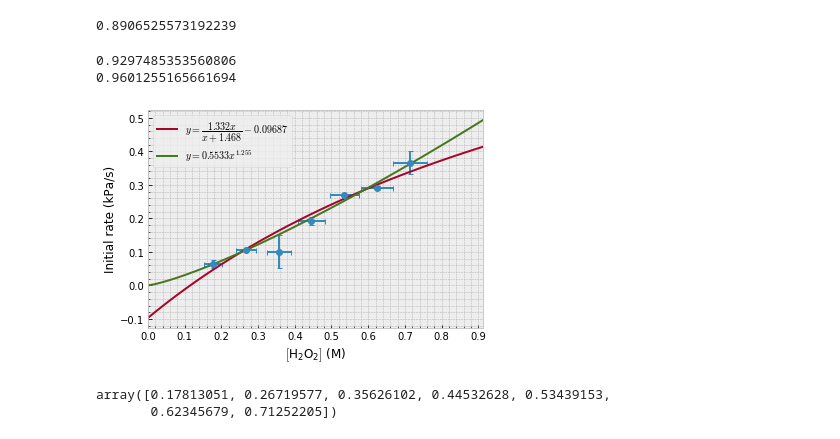
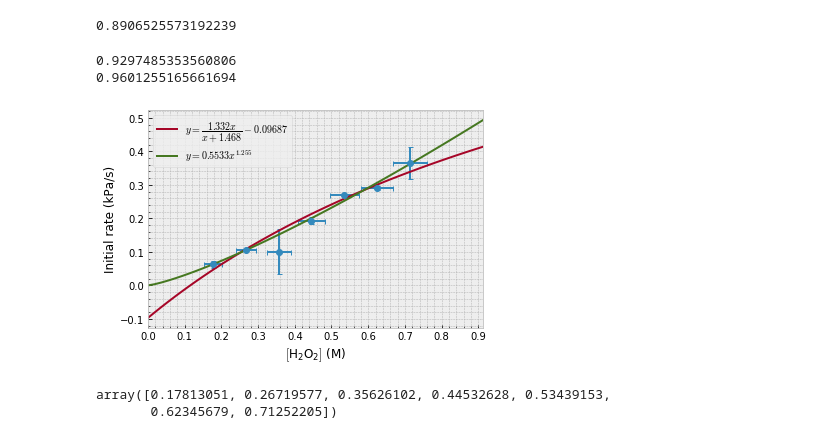
Before and after one commit to Pyxidatol-C/ChemIA, a Jupyter notebook: data/data.ipynb, the cells around one changed output. Saved outputs shown, nothing was run; the diff lists cells and outputs as text; code cells hidden in the pictures.

```diff
--- a/data/data.ipynb
+++ b/data/data.ipynb
@@ -226,56 +226,43 @@ rs = rates("fe1", {1, 2, 3})
 xs.append(c_H2O2 * 1.0/5)
 ys.append(rs.mean())
 xerrs.append(xerr(1.0))
-yerrs.append(rs.std())
+yerrs.append((rs.max() - rs.min())/2)
 
 rs = rates("fe1half", {0, 1, 2})
 xs.append(c_H2O2 * 1.5/5)
 ys.append(rs.mean())
 xerrs.append(xerr(1.5))
-yerrs.append(rs.std())
+yerrs.append((rs.max() - rs.min())/2)
 
 rs = rates("fe2", {0, 1, 2, 3, 4})
 xs.append(c_H2O2 * 2.0/5)
 ys.append(rs.mean())
 xerrs.append(xerr(2.0))
-yerrs.append(rs.std())
+yerrs.append((rs.max() - rs.min())/2)
 
 rs = rates("fe2half", {0, 1, 2})
 xs.append(c_H2O2 * 2.5/5)
 ys.append(rs.mean())
 xerrs.append(xerr(2.5))
-yerrs.append(rs.std())
+yerrs.append((rs.max() - rs.min())/2)
 
 rs = rates("fe3", {0, 1, 2, 3})
 xs.append(c_H2O2 * 3.0/5)
 ys.append(rs.mean())
 xerrs.append(xerr(3.0))
-yerrs.append(rs.std())
+yerrs.append((rs.max() - rs.min())/2)
 
 rs = rates("fe3half", {0, 1, 2})
 xs.append(c_H2O2 * 3.5/5)
 ys.append(rs.mean())
 xerrs.append(xerr(3.5))
-yerrs.append(rs.std())
-
+yerrs.append((rs.max() - rs.min())/2)
 
 rs = rates("fe4", {0, 1, 2, 3, 4, 5})
 xs.append(c_H2O2 * 4.0/5)
 ys.append(rs.mean())
 xerrs.append(xerr(4.0))
-yerrs.append(rs.std())
-
-# rs = rates("fe3%", {0, 1, 2, 3})
-# xs.append(10 * 1.5/5)
-# ys.append(rs.mean())
-# xerrs.append(xerr(1.5))
-# yerrs.append(rs.std())
-
-# rs = rates("feconc", {0, 1, 2, 3, 4})
-# xs.append(10 * 4.0/5)
-# ys.append(rs.mean())
-# xerrs.append(xerr(4.0))
-# yerrs.append(rs.std())
+yerrs.append((rs.max() - rs.min())/2)
 
 # To molar concentration
 xs = np.array(xs)
@@ -283,11 +270,7 @@ ys = np.array(ys)
 xerrs = np.array(xerrs)
 yerrs = np.array(yerrs)
 
-# xs *= 1.44 / 34.02 * 1 / (1 + 1.44 / (1.00 * 3/100))
-# xerrs *= 1.44 / 34.02 * 1 / (1 + 1.44 / (1.00 * 3/100))
-
 plt.close()
-
 
 plt.errorbar(x=xs, y=ys, xerr=xerrs, yerr=yerrs,
              fmt='o', capsize=2.5)
@@ -301,34 +284,34 @@ a = 1.255
 
 xlim_min, xlim_max = plt.gca().get_xlim()
 r2 = r2_score(ys, v_max * xs / (k_m + xs) + b)
 print(r2)
 
 r2_ = r2_score(ys, k * xs**a)
 print(r2_)
 
 xs_ = np.linspace(0, xlim_max + xlim_min)
 plt.plot(xs_, v_max * xs_ / (k_m + xs_) + b,
          label=rf"$y = \dfrac{{{v_max} x}}{{x + {k_m}}} {b}$")
 plt.plot(xs_, k * xs_**a,
          label=rf"$y = {k} x^{{{a}}}$", color='C3')
 plt.xlim(0, xlim_max + xlim_min)
 
 plt.xlabel("$[\mathregular{H_2O_2}]$ (M)")
 plt.ylabel("Initial rate (kPa/s)")
 # plt.title("$\mathregular{FeCl_3}$–catalysed decomposition of $\mathregular{H_2O_2}$")
 
 plt.minorticks_on()
 plt.gca().get_xaxis().set_major_locator(plt.MaxNLocator(10))
 plt.grid(which='minor')
 
 plt.legend()
 
 plt.savefig('processed_data.png', dpi=300)
 plt.show()
 # %% [output]
 0.9297485353560806
 0.9601255165661694
-[figure, old version]
+[figure, new version]
 # %%
 xs
 # %% [output]
```
Also changed, not shown: 3 other files.
